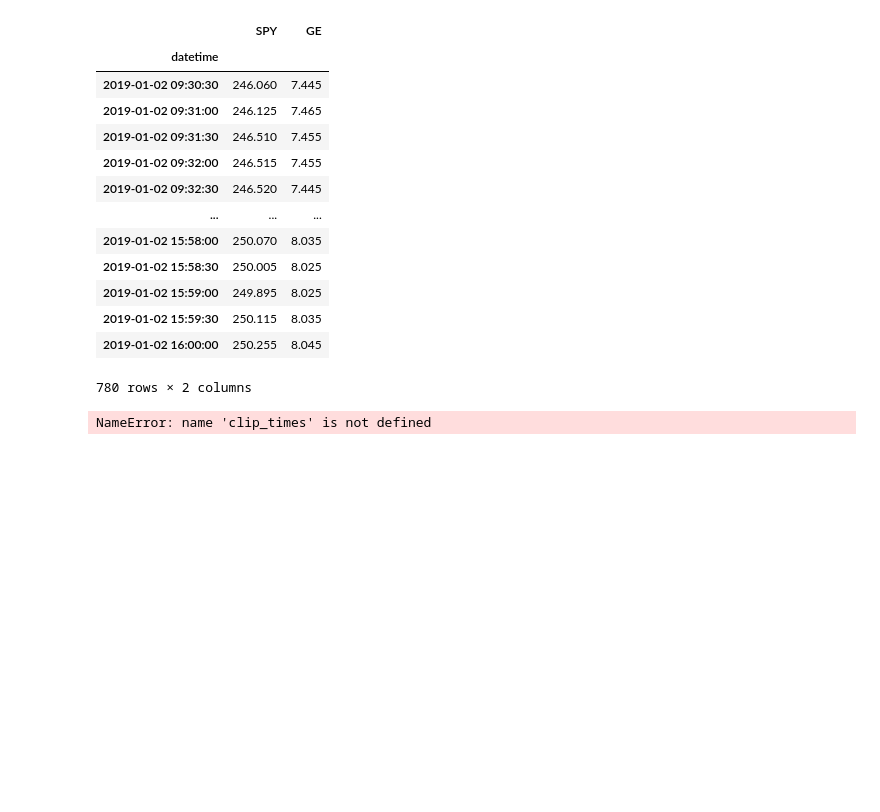
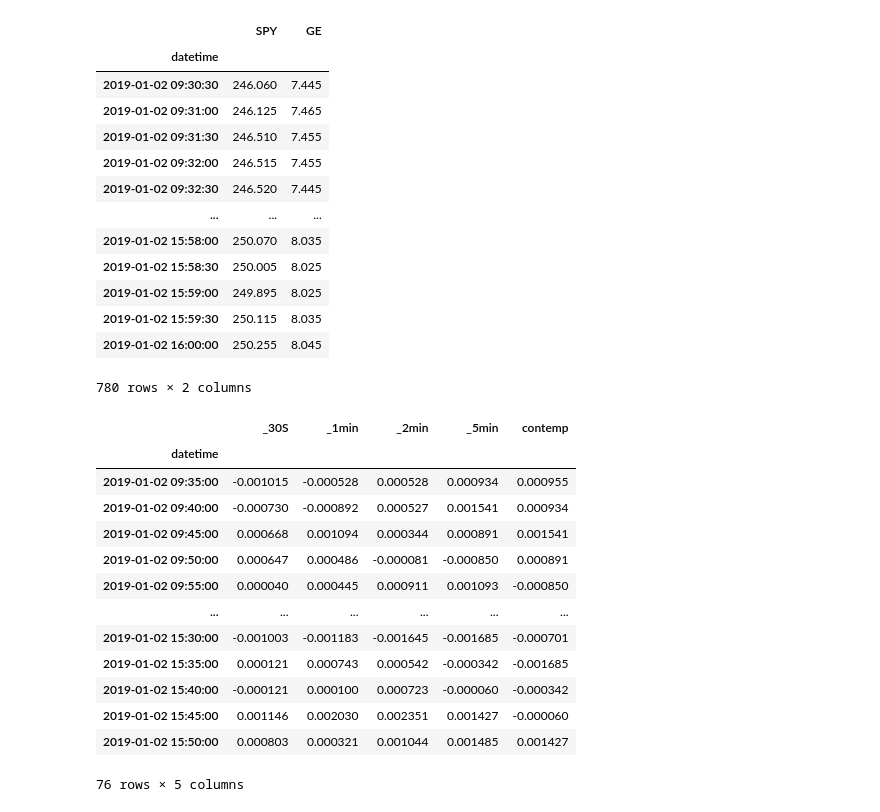
Before and after one commit to n-petit/lobster-tools, a Jupyter notebook: notebooks/08_etf_pipeline.ipynb, the cells around one changed output. Drawn from its saved outputs; the diff is of its cells as text; code cells hidden in the pictures; blank space fills up the shorter version.

```diff
--- a/notebooks/08_etf_pipeline.ipynb
+++ b/notebooks/08_etf_pipeline.ipynb
@@ -197,24 +205,38 @@ mids
 # %%
 # | eval: false
 def compute_returns():
     index = clip_for_markout(etf_executions.resample(resample_freq, label="right").last(), max_markout=max_markout).index
 
     returns = {}
     for ticker in etfs:
         df = pd.DataFrame(index=index)
         for markout in ["0S"] + markouts:
             df[f"_{markout}"] = mids.loc[df.index + pd.Timedelta(markout), ticker].values
 
         for markout in markouts:
             df.eval(f"return_{markout} = (_{markout} / _0S ) - 1", inplace=True)
 
         df["return_contemp"] = mids[ticker].resample("5T").first().pct_change()
         df_returns = df.filter(regex="return")
         df_returns.columns = [column.replace("return_", "") for column in df_returns.columns]
         df_returns.columns = [("_" + column if column[0].isdigit() else column) for column in df_returns.columns ]
         returns[ticker] = df_returns
     return returns
 
 returns = compute_returns()
+returns[etfs[0]]
 # %% [output]
+|  | _30S | _1min | _2min | _5min | contemp |
+| datetime |  |  |  |  |  |
+| 2019-01-02 09:35:00 | -0.001015 | -0.000528 | 0.000528 | 0.000934 | 0.000955 |
+| 2019-01-02 09:40:00 | -0.000730 | -0.000892 | 0.000527 | 0.001541 | 0.000934 |
+| 2019-01-02 09:45:00 | 0.000668 | 0.001094 | 0.000344 | 0.000891 | 0.001541 |
+| 2019-01-02 09:50:00 | 0.000647 | 0.000486 | -0.000081 | -0.000850 | 0.000891 |
+| 2019-01-02 09:55:00 | 0.000040 | 0.000445 | 0.000911 | 0.001093 | -0.000850 |
+| ... | ... | ... | ... | ... | ... |
+| 2019-01-02 15:30:00 | -0.001003 | -0.001183 | -0.001645 | -0.001685 | -0.000701 |
+| 2019-01-02 15:35:00 | 0.000121 | 0.000743 | 0.000542 | -0.000342 | -0.001685 |
+| 2019-01-02 15:40:00 | -0.000121 | 0.000100 | 0.000723 | -0.000060 | -0.000342 |
+| 2019-01-02 15:45:00 | 0.001146 | 0.002030 | 0.002351 | 0.001427 | -0.000060 |
+| 2019-01-02 15:50:00 | 0.000803 | 0.000321 | 0.001044 | 0.001485 | 0.001427 |
-NameError: name 'clip_times' is not defined
+76 rows × 5 columns
```
Also changed, not shown: parts of 15 cells of this notebook, 5 other files.
